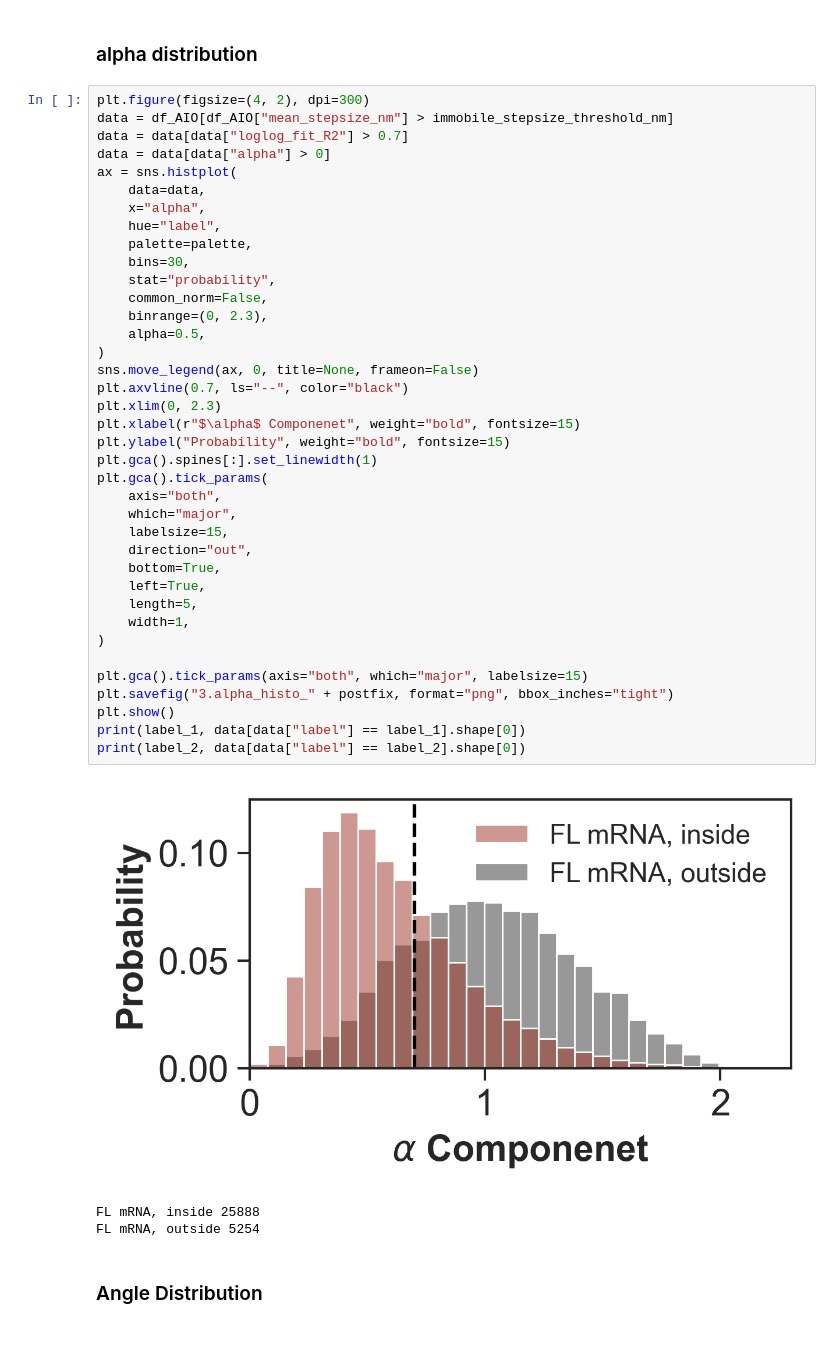
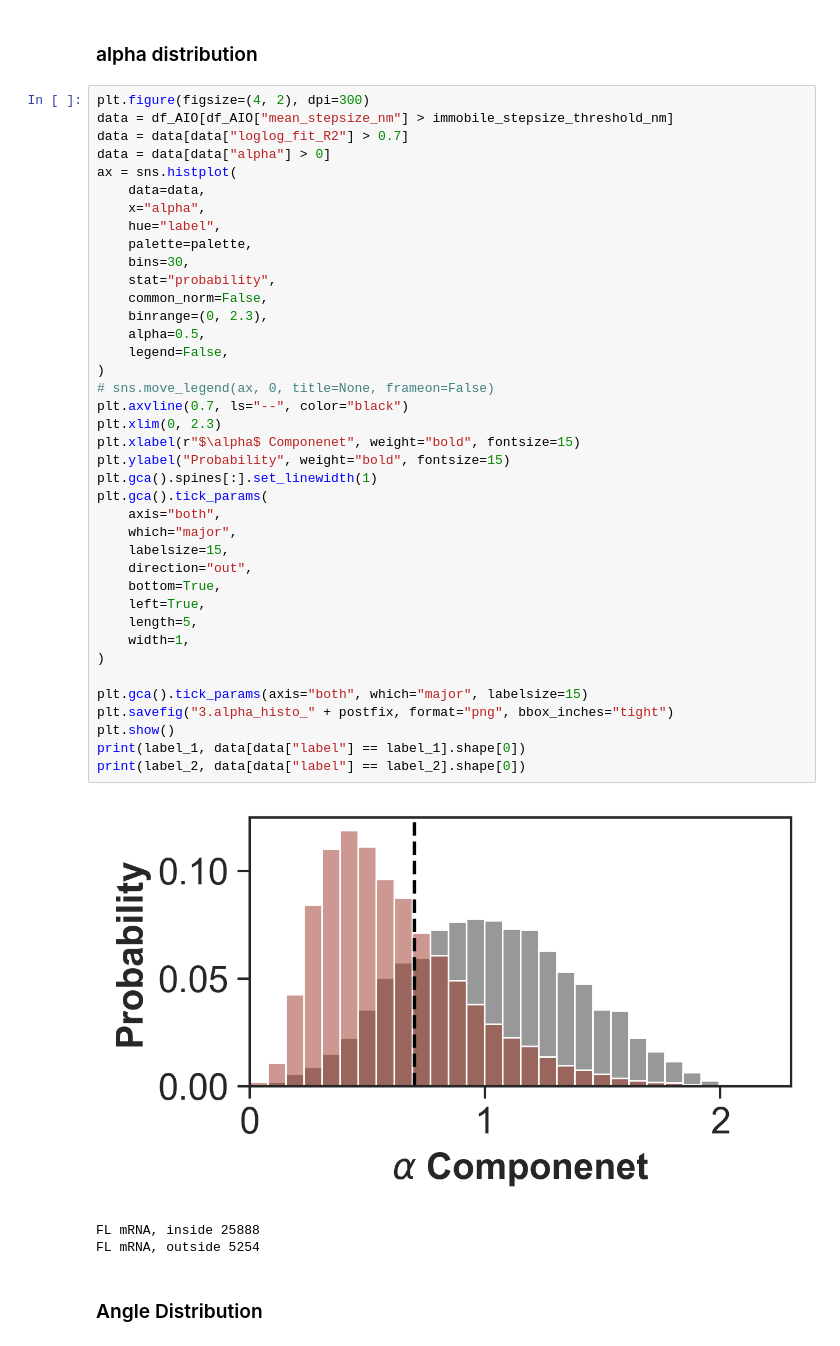
Before and after one commit to walterlab-um/intra_condensate_SPT, a Jupyter notebook: plot_paper_figure/Fig2_compare_FL_in_vs_outside.ipynb, the cells around one changed output. Saved outputs shown, nothing was run; the diff lists cells and outputs as text.

```diff
--- a/plot_paper_figure/Fig2_compare_FL_in_vs_outside.ipynb
+++ b/plot_paper_figure/Fig2_compare_FL_in_vs_outside.ipynb
@@ -135,35 +135,36 @@ ax = sns.histplot(
     hue="label",
     palette=palette,
     bins=30,
     stat="probability",
     common_norm=False,
     binrange=(0, 2.3),
     alpha=0.5,
+    legend=False,
 )
-sns.move_legend(ax, 0, title=None, frameon=False)
+# sns.move_legend(ax, 0, title=None, frameon=False)
 plt.axvline(0.7, ls="--", color="black")
 plt.xlim(0, 2.3)
 plt.xlabel(r"$\alpha$ Componenet", weight="bold", fontsize=15)
 plt.ylabel("Probability", weight="bold", fontsize=15)
 plt.gca().spines[:].set_linewidth(1)
 plt.gca().tick_params(
     axis="both",
     which="major",
     labelsize=15,
     direction="out",
     bottom=True,
     left=True,
     length=5,
     width=1,
 )
 
 plt.gca().tick_params(axis="both", which="major", labelsize=15)
 plt.savefig("3.alpha_histo_" + postfix, format="png", bbox_inches="tight")
 plt.show()
 print(label_1, data[data["label"] == label_1].shape[0])
 print(label_2, data[data["label"] == label_2].shape[0])
 # %% [output]
-[figure, old version]
+[figure, new version]
 FL mRNA, inside 25888
 FL mRNA, outside 5254
 # %% [markdown]
```
